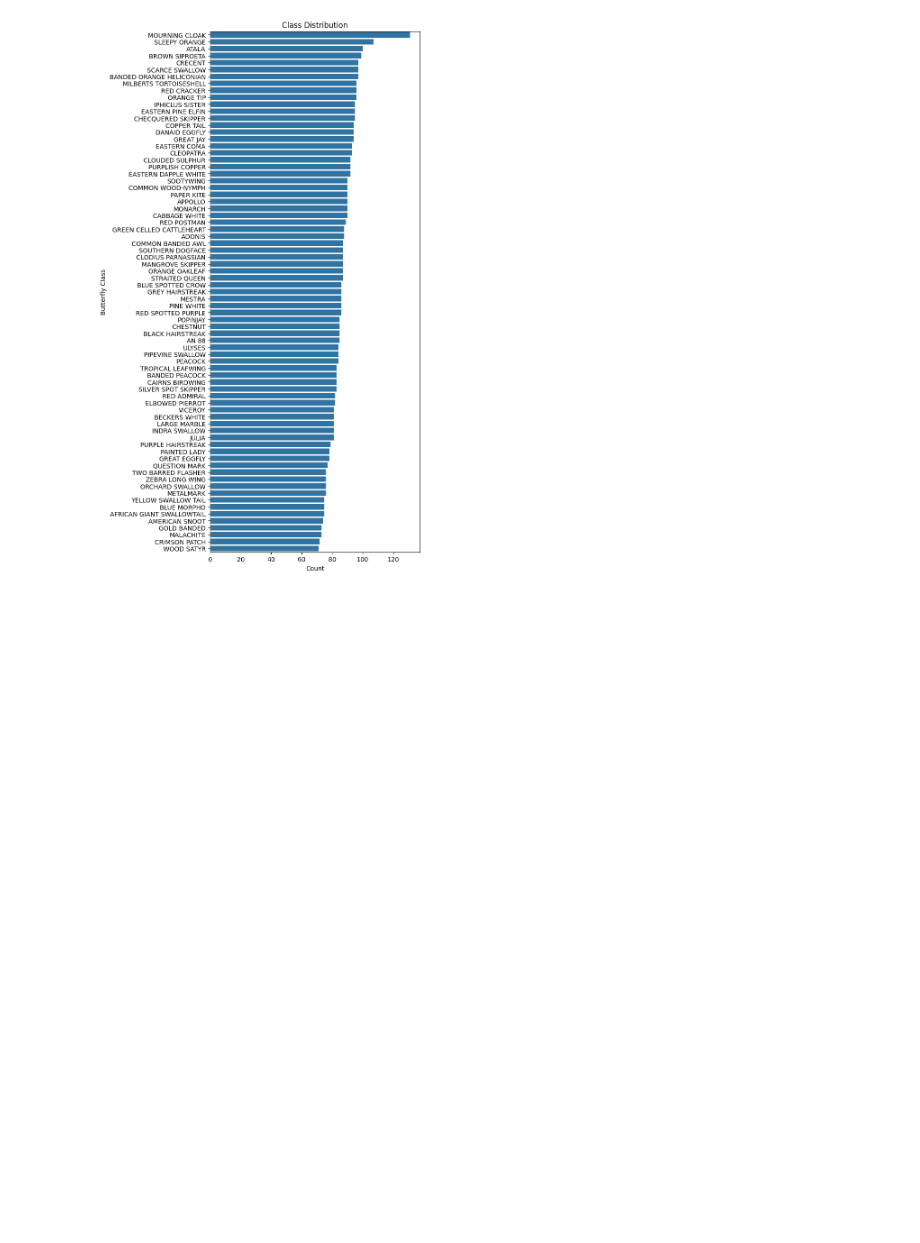
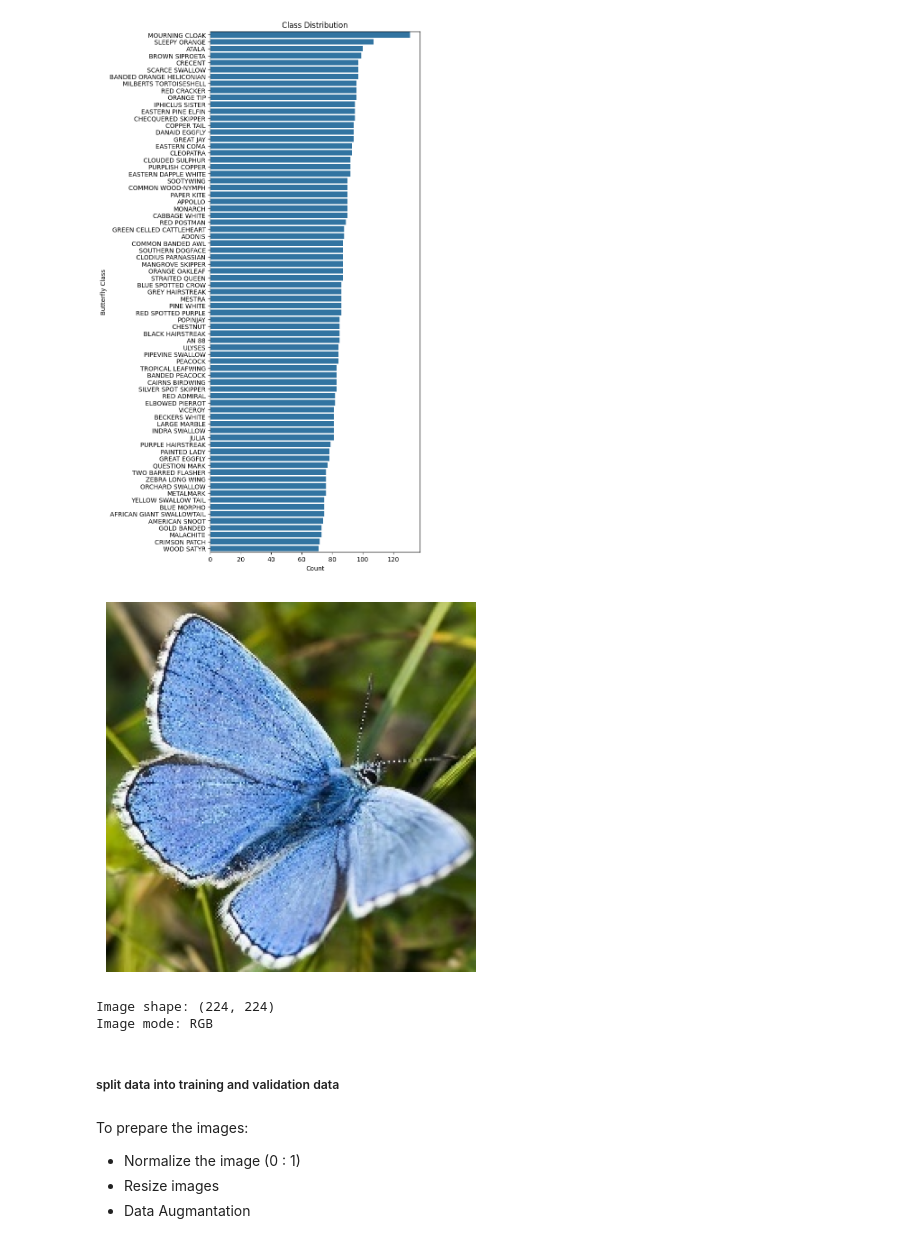
Before and after one commit to amrkld/Butterfly_Classification_ComputerVision_Kaggle, a Jupyter notebook: butterflies classification model.ipynb, the cells around one changed output. Cells and saved outputs as stored; diff of their text form; code cells hidden in the pictures; blank space fills up the shorter version.

Commit message:
Split data into training and validation

```diff
--- a/butterflies classification model.ipynb
+++ b/butterflies classification model.ipynb
@@ -54,3 +56,25 @@ plt.title('Class Distribution')
 plt.show()
 # %% [output]
 [figure]
+# %%
+from PIL import Image
+
+def plot_image_from_path(img_path):  #this function plot the image
+    img = Image.open(img_path)
+    plt.imshow(img)
+    plt.axis('off')
+    plt.show()
+    return img
+
+
+image_path = data['path'].iloc[1]
+image = plot_image_from_path(image_path)
+
+print("Image shape:", image.size)
+print("Image mode:", image.mode)
+# %% [output]
+[figure, added]
+Image shape: (224, 224)
+Image mode: RGB
+# %% [markdown]
+##### split data into training and validation data
@@ -56,0 +84,5 @@ plt.show()
+# %% [markdown]
+To prepare the images:
+- Normalize the image (0 : 1)
+- Resize images
+- Data Augmantation
```
Also changed, not shown: parts of 3 cells of this notebook.
